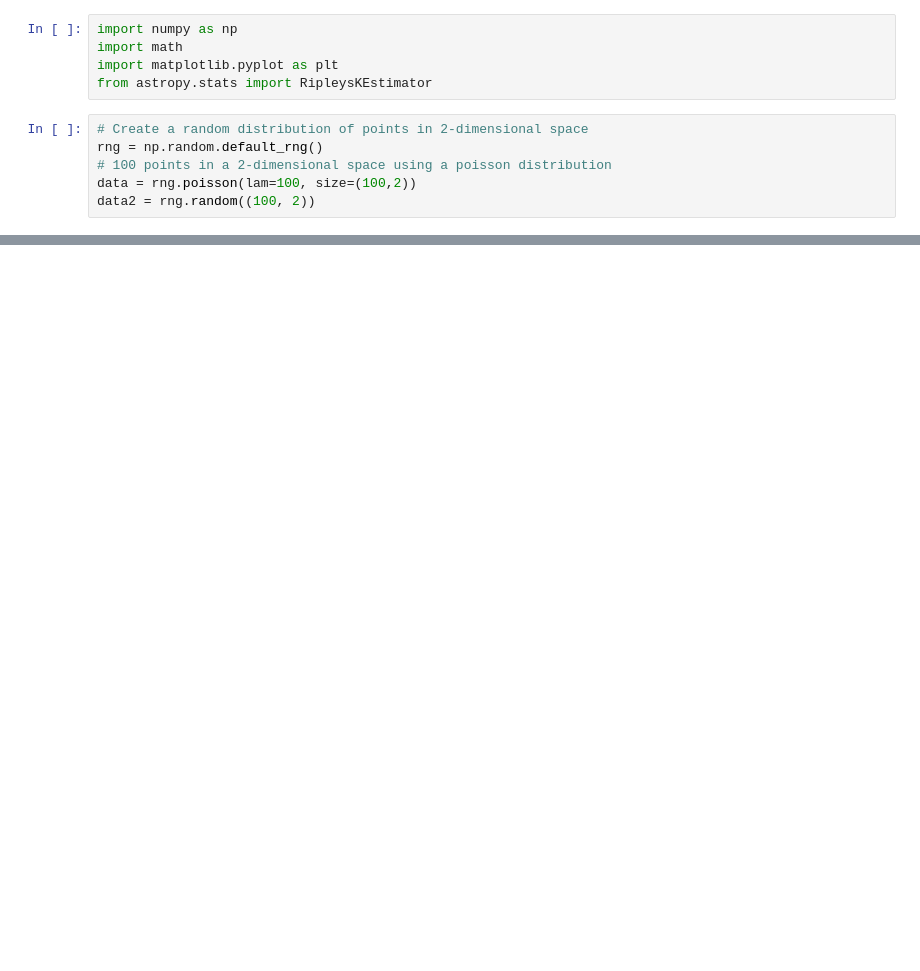
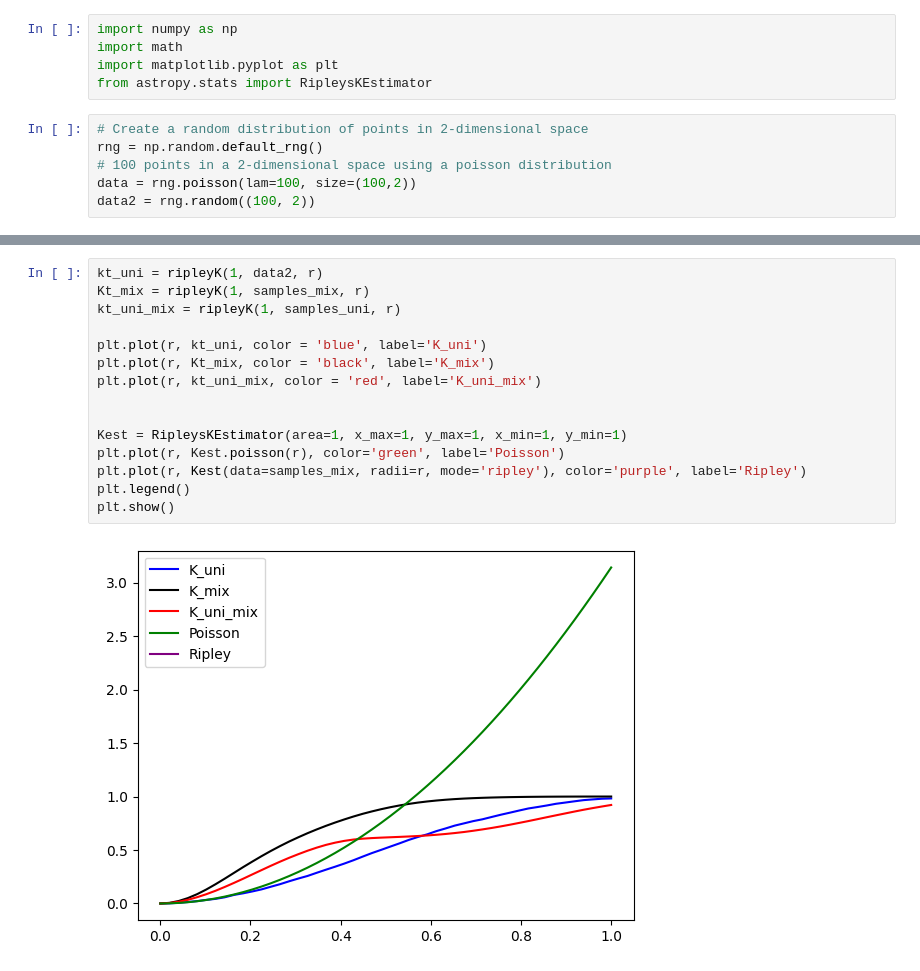
Before and after one commit to Muhanzhaokmp228/Bachelor-project, a Jupyter notebook: Code/Ripley K in 2d.ipynb, the cells around one changed output, grey strips where cells are left out. Drawn from its saved outputs; the diff is of its cells as text; blank space fills up the shorter version.

```diff
--- a/Code/Ripley K in 2d.ipynb
+++ b/Code/Ripley K in 2d.ipynb
@@ -79,0 +124,17 @@ plt.plot(r, Kt, color = 'yellow', label='KCalc')
+# %%
+kt_uni = ripleyK(1, data2, r)
+Kt_mix = ripleyK(1, samples_mix, r)
+kt_uni_mix = ripleyK(1, samples_uni, r)
+
+plt.plot(r, kt_uni, color = 'blue', label='K_uni')
+plt.plot(r, Kt_mix, color = 'black', label='K_mix')
+plt.plot(r, kt_uni_mix, color = 'red', label='K_uni_mix')
+
+
+Kest = RipleysKEstimator(area=1, x_max=1, y_max=1, x_min=1, y_min=1)
+plt.plot(r, Kest.poisson(r), color='green', label='Poisson')
+plt.plot(r, Kest(data=samples_mix, radii=r, mode='ripley'), color='purple', label='Ripley')
+plt.legend()
+plt.show()
+# %% [output]
+[figure, added]
```
Also changed, not shown: parts of 5 cells of this notebook, 4 other files.
